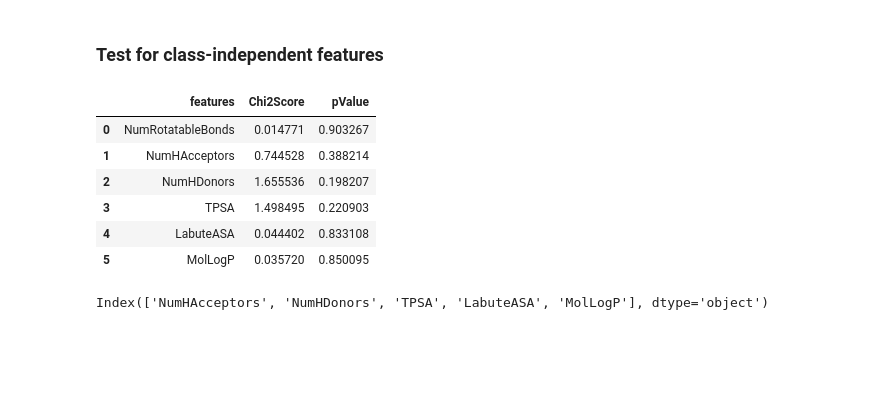
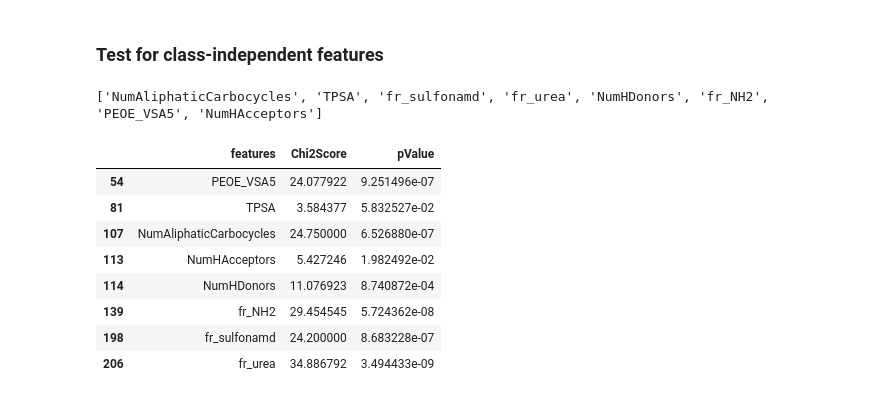
Before and after one commit to caiocrocha/SarsCov2Classifier, a Jupyter notebook: notebooks/ML.ipynb, the cells around one changed output. Cells and saved outputs as stored; diff of their text form; code cells hidden in the pictures; blank space fills up the shorter version.

```diff
--- a/notebooks/ML.ipynb
+++ b/notebooks/ML.ipynb
@@ -324,28 +290,34 @@ from sklearn.preprocessing import MinMaxScaler
 from sklearn.feature_selection import SelectKBest
 from sklearn.feature_selection import chi2
 
-y = data['f_activity']
-X_transformed = MinMaxScaler().fit_transform(data[descriptors_list])
+X_transformed = MinMaxScaler().fit_transform(X)
 X = pd.DataFrame(X_transformed, columns=descriptors_list)
 
 KBest = SelectKBest(score_func=chi2, k=5)
 KBest = KBest.fit(X, y)
 
 df_scores = pd.DataFrame({'features': X.columns, 'Chi2Score': KBest.scores_, 'pValue': KBest.pvalues_ })
-df_scores
-# %% [output]
-|  | features | Chi2Score | pValue |
-| 0 | NumRotatableBonds | 0.014771 | 0.903267 |
-| 1 | NumHAcceptors | 0.744528 | 0.388214 |
-| 2 | NumHDonors | 1.655536 | 0.198207 |
-| 3 | TPSA | 1.498495 | 0.220903 |
-| 4 | LabuteASA | 0.044402 | 0.833108 |
-| 5 | MolLogP | 0.035720 | 0.850095 |
 # %%
 # Select features that are more likely to be related to the activity
 cols = KBest.get_support(indices=True)
-selected = X.columns[cols]
-selected
+
+# Add NumHAcceptors, NumHDonors and TPSA if they are not already in the list
+selected = set(X.columns[cols].tolist() + ['NumHAcceptors', 'NumHDonors', 'TPSA'])
+selected = list(selected)
+print(selected)
 # %% [output]
-Index(['NumHAcceptors', 'NumHDonors', 'TPSA', 'LabuteASA', 'MolLogP'], dtype='object')
+['NumAliphaticCarbocycles', 'TPSA', 'fr_sulfonamd', 'fr_urea', 'NumHDonors', 'fr_NH2', 'PEOE_VSA5', 'NumHAcceptors']
+# %%
+df_selected = df_scores[df_scores['features'].isin(selected)]
+df_selected
+# %% [output]
+|  | features | Chi2Score | pValue |
+| 54 | PEOE_VSA5 | 24.077922 | 9.251496e-07 |
+| 81 | TPSA | 3.584377 | 5.832527e-02 |
+| 107 | NumAliphaticCarbocycles | 24.750000 | 6.526880e-07 |
+| 113 | NumHAcceptors | 5.427246 | 1.982492e-02 |
+| 114 | NumHDonors | 11.076923 | 8.740872e-04 |
+| 139 | fr_NH2 | 29.454545 | 5.724362e-08 |
+| 198 | fr_sulfonamd | 24.200000 | 8.683228e-07 |
+| 206 | fr_urea | 34.886792 | 3.494433e-09 |
 # %%
```
Also changed, not shown: parts of 14 cells of this notebook, 13 other files.
